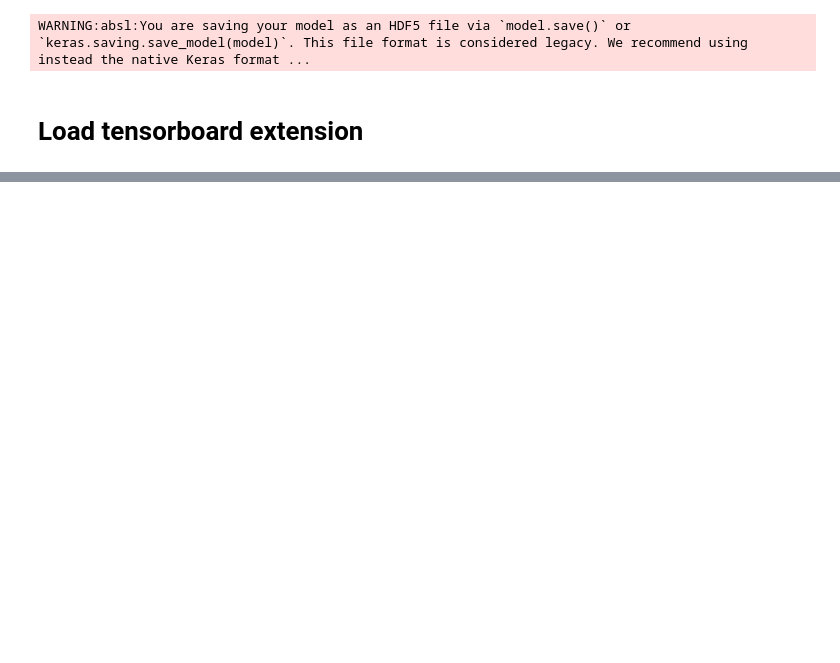
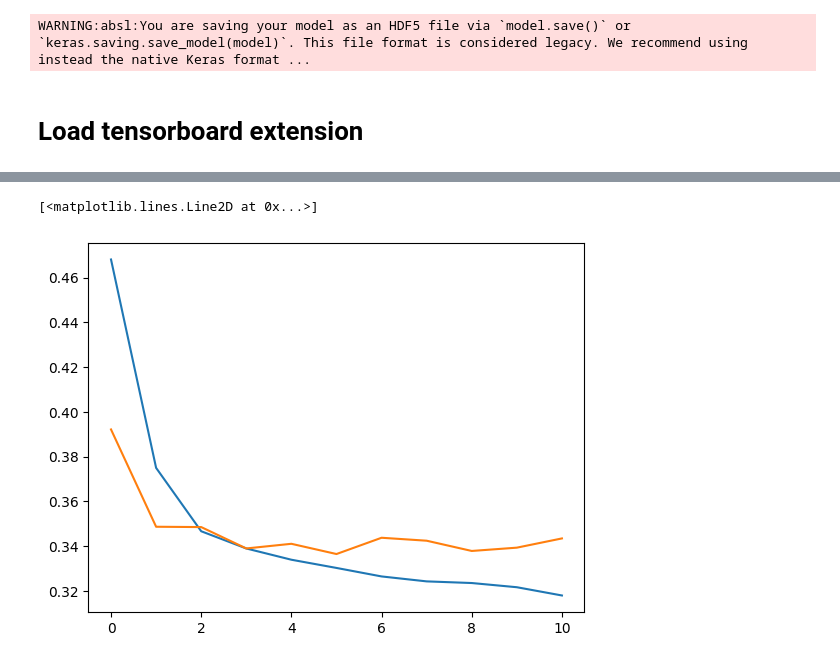
Before and after one commit to ahmedosm0/NLP_GenAI, a Jupyter notebook: ann_classification_project/ann_main.ipynb, the cells around one changed output, grey strips where cells are left out. Cells and saved outputs as stored; diff of their text form; code cells hidden in the pictures; blank space fills up the shorter version.

```diff
--- a/ann_classification_project/ann_main.ipynb
+++ b/ann_classification_project/ann_main.ipynb
@@ -327,0 +353,6 @@ Model: "sequential_1"
+# %%
+plt.plot(history.history['loss'])
+plt.plot(history.history['val_loss'])
+# %% [output]
+[<matplotlib.lines.Line2D at 0x...>]
+[figure, added]
```
Also changed, not shown: parts of 15 cells of this notebook, 14 other files.
